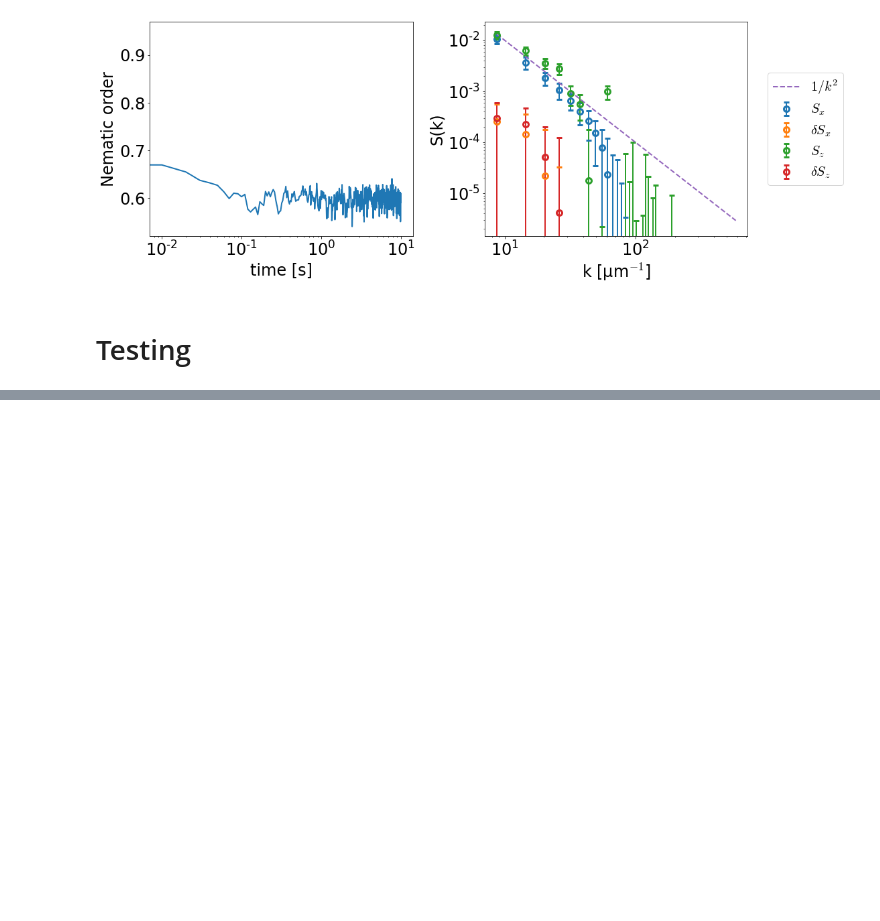
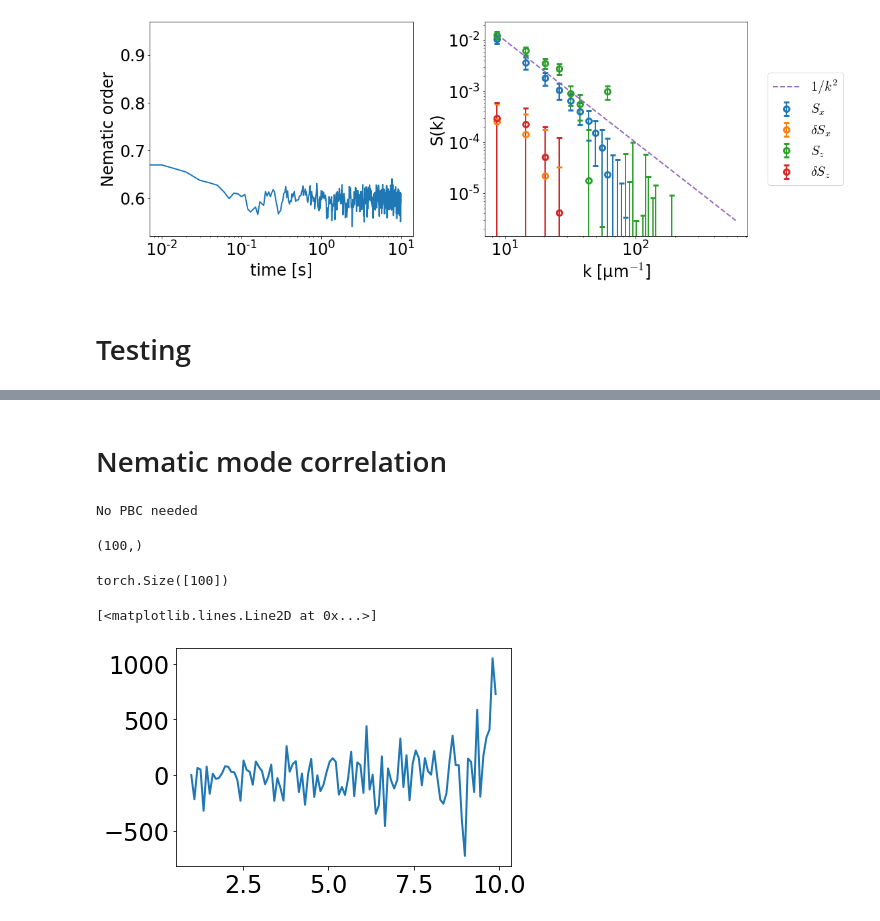
Before and after one commit to flatironinstitute/aLENS_analysis, a Jupyter notebook: notebooks/spindle/01b-iso_nematic_testing_rusty.ipynb, the cells around one changed output, grey strips where cells are left out. Drawn from its saved outputs; the diff is of its cells as text; code cells hidden in the pictures; blank space fills up the shorter version.

```diff
--- a/notebooks/spindle/01b-iso_nematic_testing_rusty.ipynb
+++ b/notebooks/spindle/01b-iso_nematic_testing_rusty.ipynb
@@ -1048,0 +1076,25 @@ tensor(-6.7823e-05)
+# %% [markdown]
+# Nematic mode correlation
+# %%
+# Load in raw data
+with h5py.File(
+    Path(
+        "/mnt/home/alamson/ceph/DATA/Motor_Inference/IsoNemTesting/NemN8000ld5rho.5dte-5/simulations/dt1e-05/analysis/raw_data.h5"
+    ),
+    "r",
+) as h5_data:
+    param_dict = yaml.load(h5_data.attrs["RunConfig"], Loader=yaml.FullLoader)
+    protein_dict = yaml.load(h5_data.attrs["ProteinConfig"], Loader=yaml.FullLoader)
+    box_lower = np.array(param_dict["simBoxLow"])
+    box_upper = np.array(param_dict["simBoxHigh"])
+    box_size = box_upper - box_lower
+    time_arr = h5_data["time"][:]
+    sy_dat = h5_data["raw_data/sylinders"][...]
+
+
+# Fix periodic boundary conditions
+sy_dat = aa.helpers.apply_pbc_to_raw_syl_data(
+    sy_dat, box_lower, box_upper, device=device
+)
+# %% [output]
+No PBC needed
@@ -1048,0 +1149,16 @@ tensor(-6.7823e-05)
+# %%
+corr_mat = torch.einsum("kijl,kijm->klm", tfQx_time_arr, tfQx_time_arr.conj())/tfQx_time_arr.shape[3]
+
+corr_arr = torch.zeros((k_points, corr_mat.shape[1]))
+
+for i in range(1, corr_mat.shape[1]):
+    corr_arr[:, i] = torch.diagonal(corr_mat, offset=i, dim1=1, dim2=2).mean(dim=1).cpu()
+# %%
+time_arr[ts_start:-time_step:time_step].shape
+corr_arr[0].shape
+plt.plot(time_arr[ts_start:-time_step:time_step], corr_arr[10])
+# %% [output]
+(100,)
+torch.Size([100])
+[<matplotlib.lines.Line2D at 0x...>]
+[figure, added]
```
Also changed, not shown: parts of 22 cells of this notebook, 1 other file.
